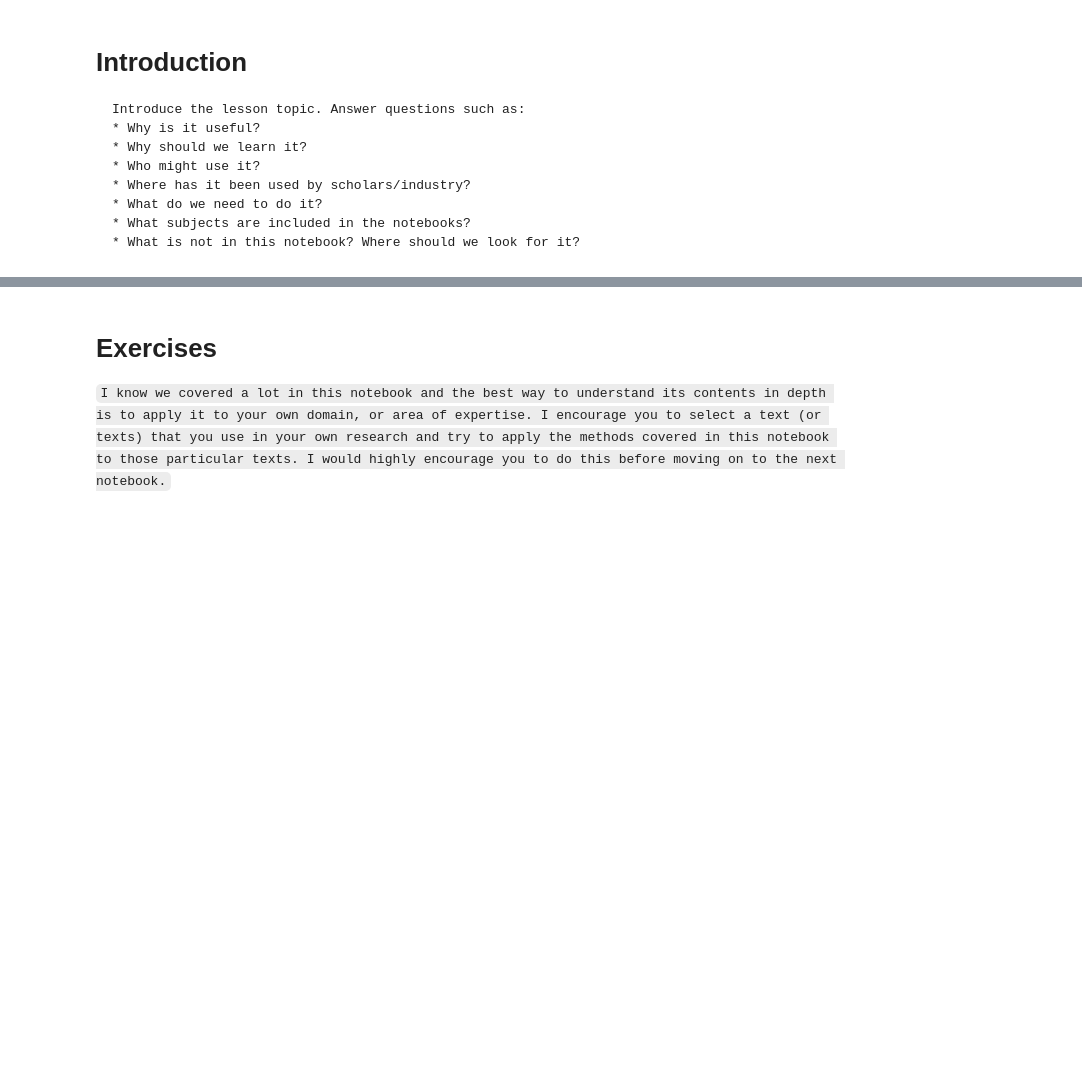
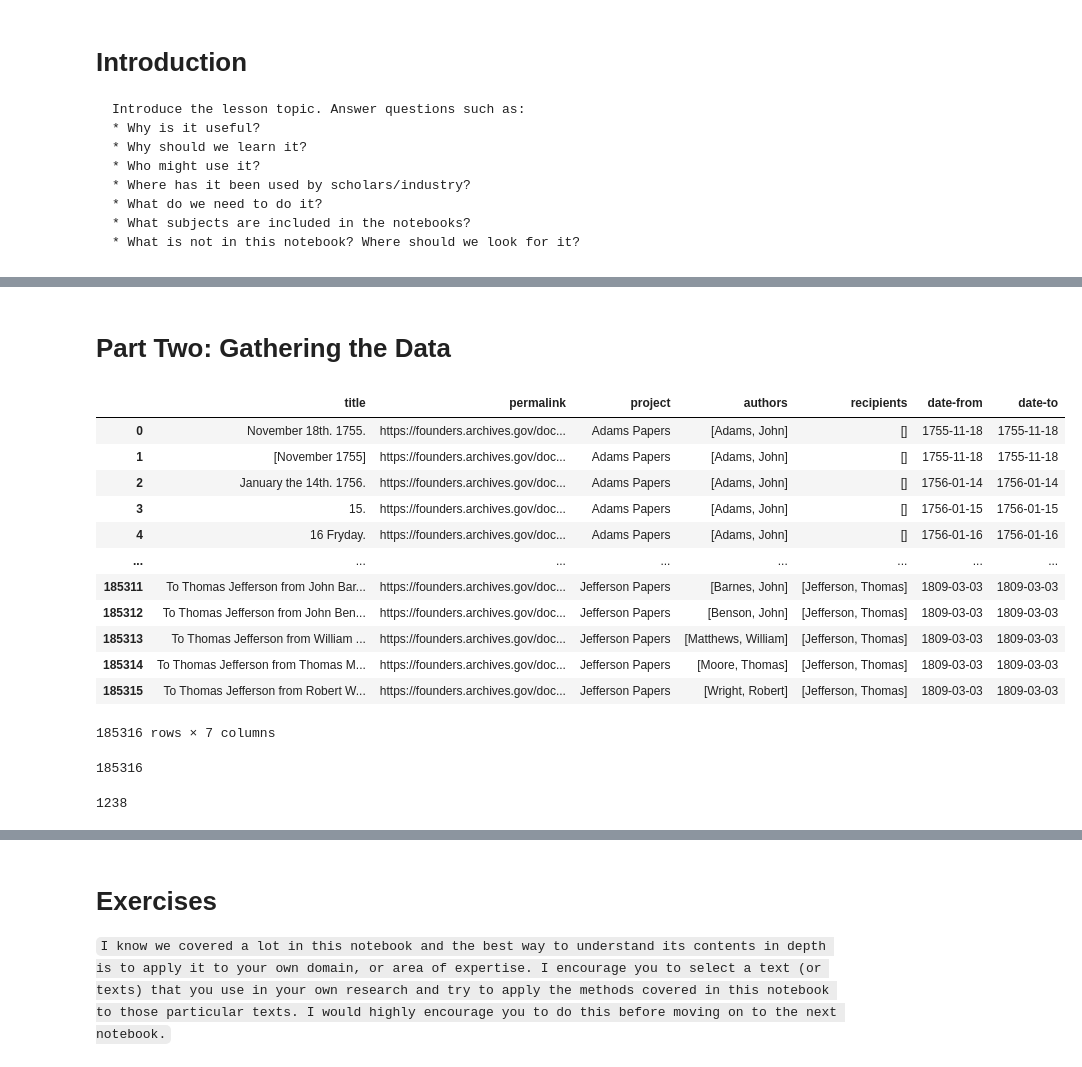
Before and after one commit to wjbmattingly/intro-nlp-tap-2022, a Jupyter notebook: src/day-03.ipynb, the cells around one changed output, grey strips where cells are left out. Saved outputs shown, nothing was run; the diff lists cells and outputs as text; code cells hidden in the pictures; blank space fills up the shorter version.

```diff
--- a/src/day-03.ipynb
+++ b/src/day-03.ipynb
@@ -106,0 +119,2 @@ Introduce the lesson topic. Answer questions such as:
+# %% [markdown]
+# Part Two: Gathering the Data
@@ -106,0 +127,35 @@ Introduce the lesson topic. Answer questions such as:
+# %%
+df = pd.read_json("../data/founders-online-metadata.json")
+# %%
+df
+# %% [output]
+|  | title | permalink | project | authors | recipients | date-from | date-to |
+| 0 | November 18th. 1755. | https://founders.archives.gov/doc... | Adams Papers | [Adams, John] | [] | 1755-11-18 | 1755-11-18 |
+| 1 | [November 1755] | https://founders.archives.gov/doc... | Adams Papers | [Adams, John] | [] | 1755-11-18 | 1755-11-18 |
+| 2 | January the 14th. 1756. | https://founders.archives.gov/doc... | Adams Papers | [Adams, John] | [] | 1756-01-14 | 1756-01-14 |
+| 3 | 15. | https://founders.archives.gov/doc... | Adams Papers | [Adams, John] | [] | 1756-01-15 | 1756-01-15 |
+| 4 | 16 Fryday. | https://founders.archives.gov/doc... | Adams Papers | [Adams, John] | [] | 1756-01-16 | 1756-01-16 |
+| ... | ... | ... | ... | ... | ... | ... | ... |
+| 185311 | To Thomas Jefferson from John Bar... | https://founders.archives.gov/doc... | Jefferson Papers | [Barnes, John] | [Jefferson, Thomas] | 1809-03-03 | 1809-03-03 |
+| 185312 | To Thomas Jefferson from John Ben... | https://founders.archives.gov/doc... | Jefferson Papers | [Benson, John] | [Jefferson, Thomas] | 1809-03-03 | 1809-03-03 |
+| 185313 | To Thomas Jefferson from William ... | https://founders.archives.gov/doc... | Jefferson Papers | [Matthews, William] | [Jefferson, Thomas] | 1809-03-03 | 1809-03-03 |
+| 185314 | To Thomas Jefferson from Thomas M... | https://founders.archives.gov/doc... | Jefferson Papers | [Moore, Thomas] | [Jefferson, Thomas] | 1809-03-03 | 1809-03-03 |
+| 185315 | To Thomas Jefferson from Robert W... | https://founders.archives.gov/doc... | Jefferson Papers | [Wright, Robert] | [Jefferson, Thomas] | 1809-03-03 | 1809-03-03 |
+185316 rows × 7 columns
+# %%
+links = df.permalink.tolist()
+authors =  df.authors.tolist()
+recipients = df.recipients.tolist()
+date_from = df["date-from"].tolist()
+date_to = df["date-to"].tolist()
+print (len(authors))
+# %% [output]
+185316
+# %%
+final_data = []
+for l, a, r, dfrom, dto in zip(links, authors, recipients, date_from, date_to):
+    if "Adams, Abigail" in a:
+        final_data.append((l, a, r, dfrom, dto))
+print (len(final_data))
+# %% [output]
+1238
```
Also changed, not shown: parts of 55 cells of this notebook, 19 other files.
